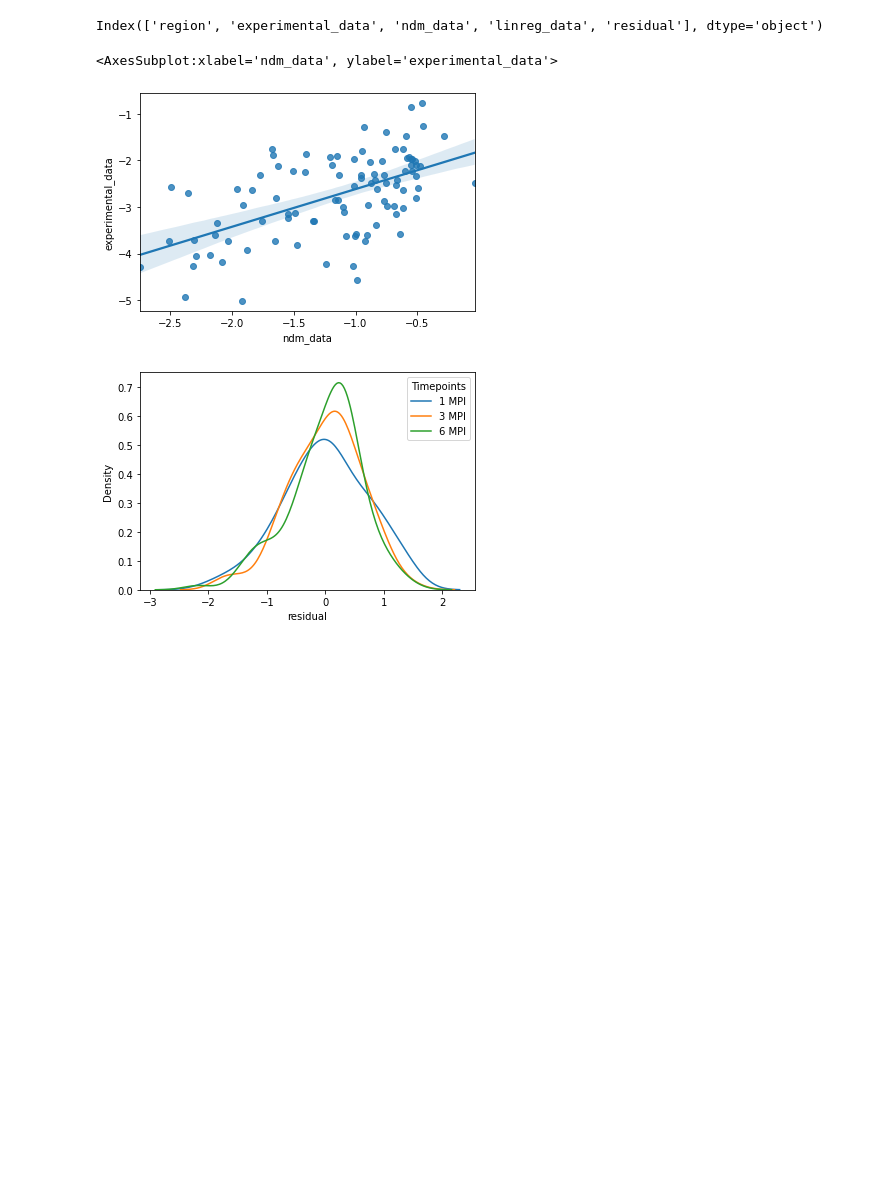
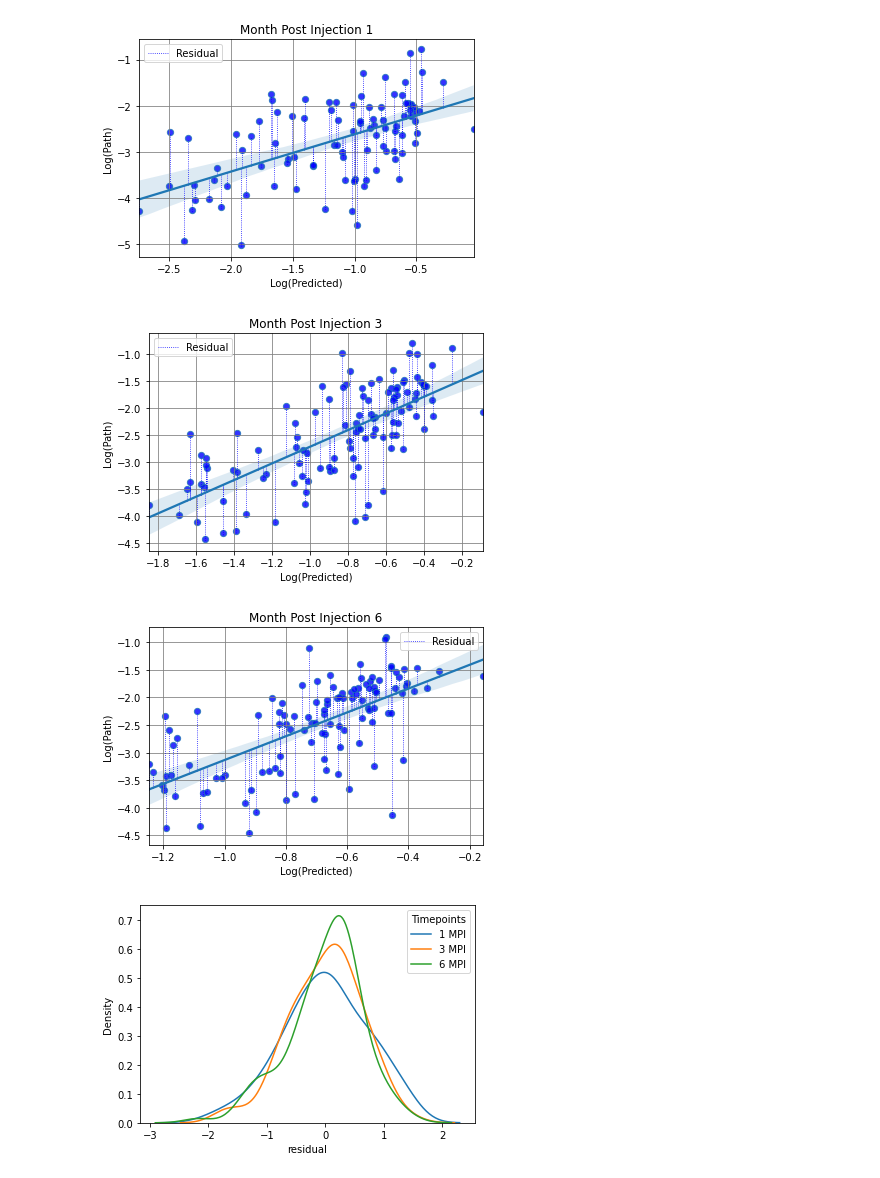
Before and after one commit to MathieuBo/PathoSpreading, a Jupyter notebook: Vulnerability_analysis.ipynb, the cells around one changed output. Saved outputs shown, nothing was run; the diff lists cells and outputs as text; code cells hidden in the pictures; blank space fills up the shorter version.

```diff
--- a/Vulnerability_analysis.ipynb
+++ b/Vulnerability_analysis.ipynb
@@ -12,15 +12,24 @@ mpi3 = mpi3.rename(columns={'Unnamed: 0': 'region'})
 # %%
 mpi6 = pd.read_csv('../output/model_output_MPI6.csv')
 mpi6 = mpi6.rename(columns={'Unnamed: 0': 'region'})
-# %%
-mpi1.columns
-# %% [output]
-Index(['region', 'experimental_data', 'ndm_data', 'linreg_data', 'residual'], dtype='object')
-# %%
-sns.regplot(x='ndm_data', y='experimental_data', data=mpi1)
-# %% [output]
-<AxesSubplot:xlabel='ndm_data', ylabel='experimental_data'>
-[figure, removed]
+# %%
+# Lollipops graph using vlines
+mpi= [mpi1,mpi3,mpi6]
+tp = [1,3,6]
+
+for i in range (0, len(tp)):
+    plt.figure()
+    plt.vlines(mpi[i]["ndm_data"], mpi[i]['linreg_data'], mpi[i]['linreg_data']+mpi[i]['residual']-0.04, lw=0.8, color='blue', linestyles="dotted", label="Residual")
+    sns.regplot(mpi[i]["ndm_data"], mpi[i]["experimental_data"], data=mpi[i], scatter_kws={'s':40, 'facecolor':'blue'})
+    plt.xlabel("Log(Predicted)")
+    plt.ylabel("Log(Path)")
+    plt.title("Month Post Injection {}".format(tp[i]))
+    plt.legend()
+    plt.grid(color="grey")
+# %% [output]
+[figure, added]
+[figure, added]
+[figure, added]
 # %%
 sns.kdeplot(x='residual', data=mpi1, label='1 MPI')
 sns.kdeplot(x='residual', data=mpi3, label='3 MPI')
```
Also changed, not shown: 23 other files.
